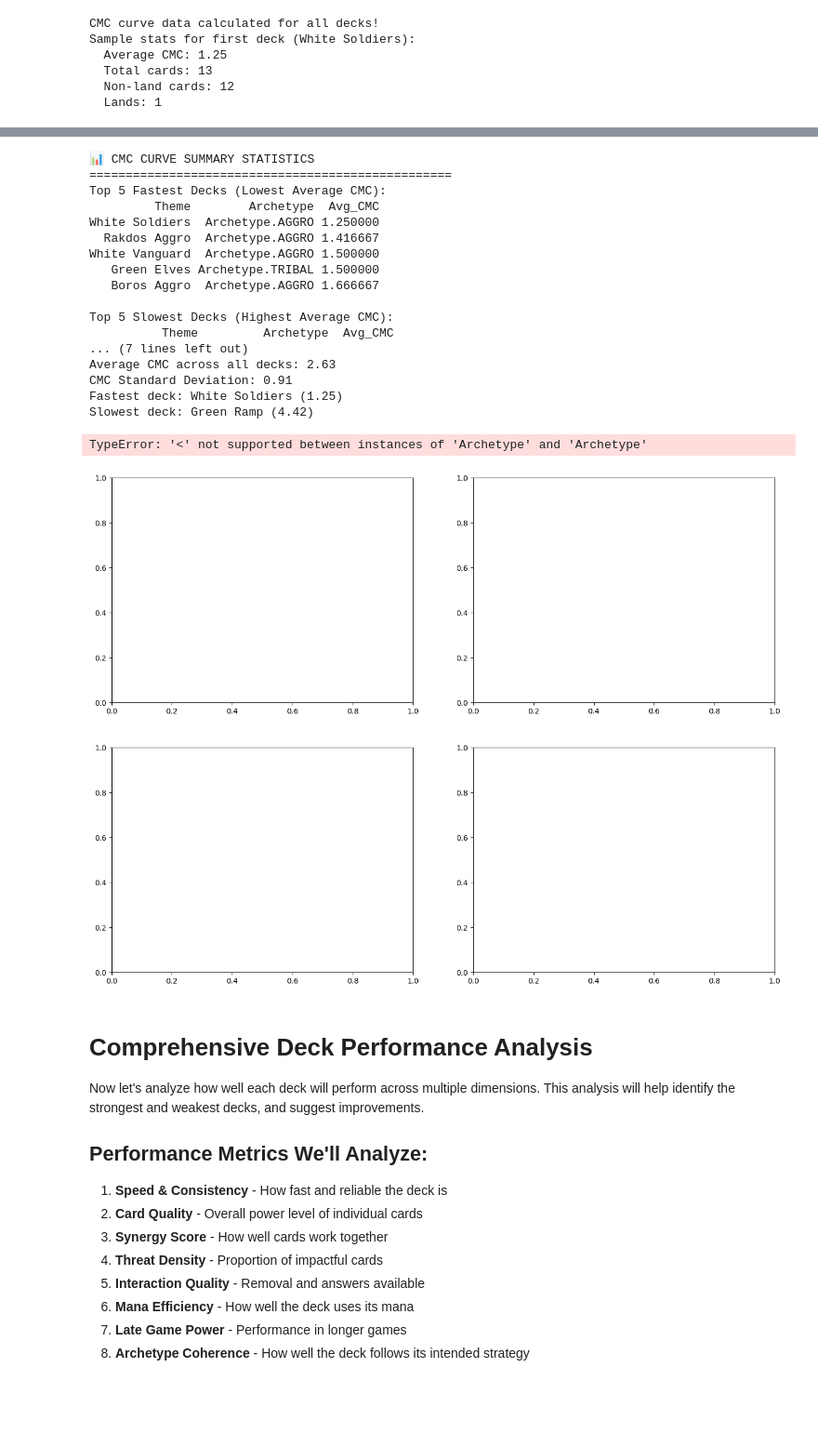
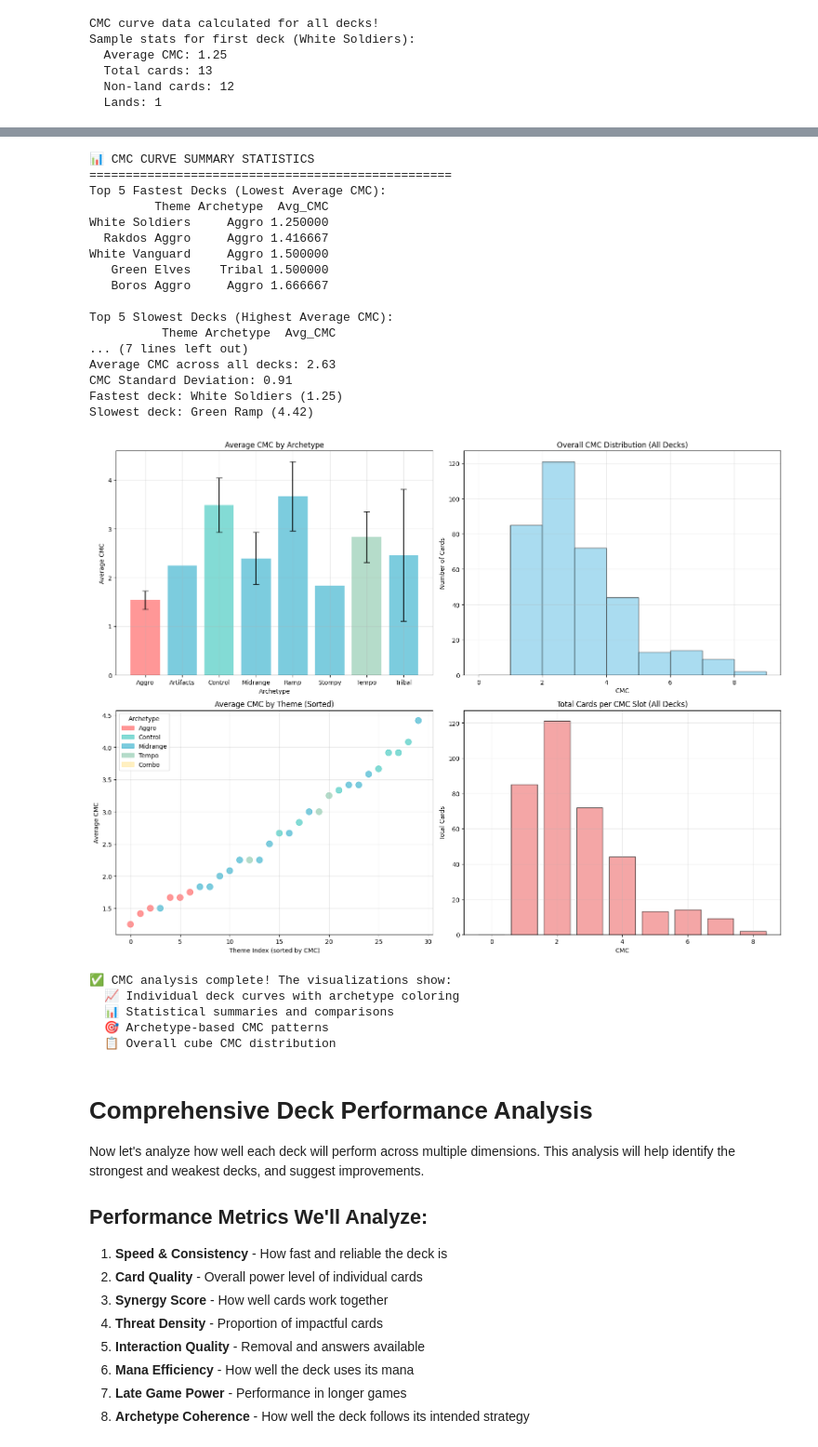
Before and after one commit to vanonselenp/magic-jumpstart, a Jupyter notebook: jumpstart.ipynb, the cells around one changed output, grey strips where cells are left out. Shown at 93% size. Cells and saved outputs as stored; diff of their text form; code cells hidden in the pictures; blank space fills up the shorter version.

Commit message:
main: moving enums

```diff
--- a/jumpstart.ipynb
+++ b/jumpstart.ipynb
@@ -359,6 +356,10 @@ print("="*50)
 cmc_summary = []
 for theme_name, stats in deck_stats.items():
     archetype = ALL_THEMES.get(theme_name, {}).get('archetype', 'Midrange')
+    # Convert enum to string for DataFrame compatibility
+    if hasattr(archetype, 'value'):
+        archetype = archetype.value
+
     cmc_summary.append({
         'Theme': theme_name,
         'Archetype': archetype,
@@ -386,15 +387,15 @@ print(f"Slowest deck: {cmc_summary_df.iloc[-1]['Theme']} ({cmc_summary_df.iloc[-
 📊 CMC CURVE SUMMARY STATISTICS
 ==================================================
 Top 5 Fastest Decks (Lowest Average CMC):
-         Theme        Archetype  Avg_CMC
-White Soldiers  Archetype.AGGRO 1.250000
-  Rakdos Aggro  Archetype.AGGRO 1.416667
-White Vanguard  Archetype.AGGRO 1.500000
-   Green Elves Archetype.TRIBAL 1.500000
-   Boros Aggro  Archetype.AGGRO 1.666667
+         Theme Archetype  Avg_CMC
+White Soldiers     Aggro 1.250000
+  Rakdos Aggro     Aggro 1.416667
+White Vanguard     Aggro 1.500000
+   Green Elves    Tribal 1.500000
+   Boros Aggro     Aggro 1.666667
 
 Top 5 Slowest Decks (Highest Average CMC):
-          Theme         Archetype  Avg_CMC
+          Theme Archetype  Avg_CMC
 ... (7 lines left out)
 Average CMC across all decks: 2.63
 CMC Standard Deviation: 0.91
@@ -404,8 +405,14 @@ Slowest deck: Green Ramp (4.42)
 # Archetype comparison plots
 fig, ((ax1, ax2), (ax3, ax4)) = plt.subplots(2, 2, figsize=(16, 12))
 
+# Convert archetype enums to strings for plotting compatibility
+cmc_summary_df_plot = cmc_summary_df.copy()
+cmc_summary_df_plot['Archetype'] = cmc_summary_df_plot['Archetype'].apply(
+    lambda x: x.value if hasattr(x, 'value') else str(x)
+)
+
 # 1. Average CMC by Archetype
-archetype_cmc = cmc_summary_df.groupby('Archetype')['Avg_CMC'].agg(['mean', 'std', 'count'])
+archetype_cmc = cmc_summary_df_plot.groupby('Archetype')['Avg_CMC'].agg(['mean', 'std', 'count'])
 ax1.bar(archetype_cmc.index, archetype_cmc['mean'],
         yerr=archetype_cmc['std'], capsize=5, alpha=0.7,
         color=[archetype_colors.get(arch, '#45B7D1') for arch in archetype_cmc.index])
@@ -427,44 +434,54 @@ ax2.set_ylabel('Number of Cards')
 ax2.grid(True, alpha=0.3)
 
 # 3. Average CMC scatter plot by theme
-colors = [archetype_colors.get(ALL_THEMES.get(theme, {}).get('archetype', 'Midrange'), '#45B7D1')
-          for theme in cmc_summary_df['Theme']]
-ax3.scatter(range(len(cmc_summary_df)), cmc_summary_df['Avg_CMC'],
+colors = []
+for theme in cmc_summary_df_plot['Theme']:
+    archetype = ALL_THEMES.get(theme, {}).get('archetype', 'Midrange')
+    # Convert enum to string for color lookup
+    if hasattr(archetype, 'value'):
+        archetype = archetype.value
+    colors.append(archetype_colors.get(archetype, '#45B7D1'))
+
+ax3.scatter(range(len(cmc_summary_df_plot)), cmc_summary_df_plot['Avg_CMC'],
            c=colors, alpha=0.7, s=100)
 ax3.set_title('Average CMC by Theme (Sorted)')
 ax3.set_xlabel('Theme Index (sorted by CMC)')
 ax3.set_ylabel('Average CMC')
 ax3.grid(True, alpha=0.3)
 
 # Add archetype legend
 handles = [plt.Rectangle((0,0),1,1, color=color, alpha=0.7)
            for archetype, color in archetype_colors.items()]
 labels = list(archetype_colors.keys())
 ax3.legend(handles, labels, title='Archetype', loc='upper left')
 
 # 4. Cards per CMC slot comparison
 cmc_slots = {}
 max_cmc = max(all_cmcs)
 for cmc in range(max_cmc + 1):
     cmc_slots[cmc] = sum(1 for c in all_cmcs if c == cmc)
 
 ax4.bar(cmc_slots.keys(), cmc_slots.values(), alpha=0.7, color='lightcoral', edgecolor='black')
 ax4.set_title('Total Cards per CMC Slot (All Decks)')
 ax4.set_xlabel('CMC')
 ax4.set_ylabel('Total Cards')
 ax4.grid(True, alpha=0.3)
 
 plt.tight_layout()
 plt.show()
 
 print("✅ CMC analysis complete! The visualizations show:")
 print("  📈 Individual deck curves with archetype coloring")
 print("  📊 Statistical summaries and comparisons")
 print("  🎯 Archetype-based CMC patterns")
 print("  📋 Overall cube CMC distribution")
 # %% [output]
+[figure, new version]
-TypeError: '<' not supported between instances of 'Archetype' and 'Archetype'
+✅ CMC analysis complete! The visualizations show:
+  📈 Individual deck curves with archetype coloring
+  📊 Statistical summaries and comparisons
+  🎯 Archetype-based CMC patterns
+  📋 Overall cube CMC distribution
-[figure, old version]
 # %% [markdown]
 # Comprehensive Deck Performance Analysis
 
```
Also changed, not shown: parts of 2 cells of this notebook, 8 other files.
